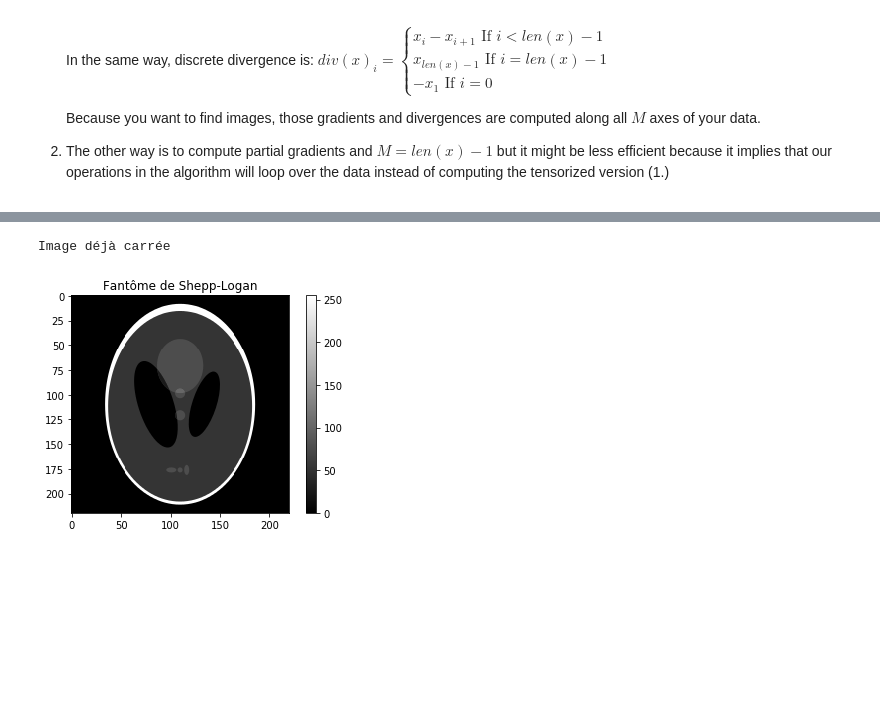
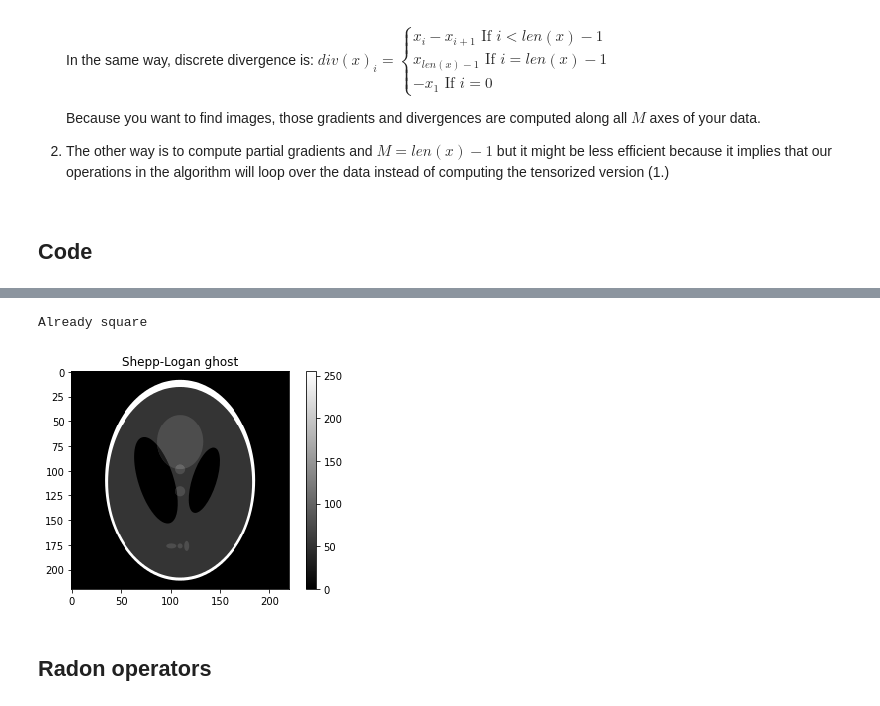
Before and after one commit to SimonTreil/Tomographie, a Jupyter notebook: Condat_Algorithm.ipynb, the cells around one changed output, grey strips where cells are left out. Saved outputs shown, nothing was run; the diff lists cells and outputs as text; code cells hidden in the pictures; blank space fills up the shorter version.

```diff
--- a/Condat_Algorithm.ipynb
+++ b/Condat_Algorithm.ipynb
@@ -39,6 +43,8 @@ For $\sum_{m=1}^M h_m(L_mx)$, they are two solutions i can think of :
 
 
 2. The other way is to compute partial gradients and $M = len(x)-1$ but it might be less efficient because it implies that our operations in the algorithm will loop over the data instead of computing the tensorized version (1.)
+# %% [markdown]
+## Code
 # %%
 %matplotlib inline
 from IPython.display import HTML
@@ -77,17 +100,19 @@ def to_square(image):
 # %%
 image = Image.open(imagename).convert('L')
 image2 = image.rotate(45)
 n0,n1=image.size
 img = np.array(image).astype('float64')
-#img = np.copy((img[:,:,0]+img[:,:,1]+img[:,:,2])/3)
+## to grayscale if RGB
+if len(img.shape)==3:
+    img = np.copy((img[:,:,0]+img[:,:,1]+img[:,:,2])/3)
 dim1 = img.shape[0]
 dim2 = img.shape[1]
 img = np.resize(img,(dim1,dim2))
 img = to_square(img)
 plt.imshow(img,cmap='gray')
-plt.title("Fantôme de Shepp-Logan")
+plt.title("Shepp-Logan ghost")
 plt.colorbar()
 plt.show()
 # %% [output]
-Image déjà carrée
+Already square
-[figure, old version]
+[figure, new version]
@@ -204,0 +122,2 @@ def R_star(sinogram, N=100):
+# %% [markdown]
+## Radon operators
```
Also changed, not shown: parts of 35 cells of this notebook, 2 other files.
